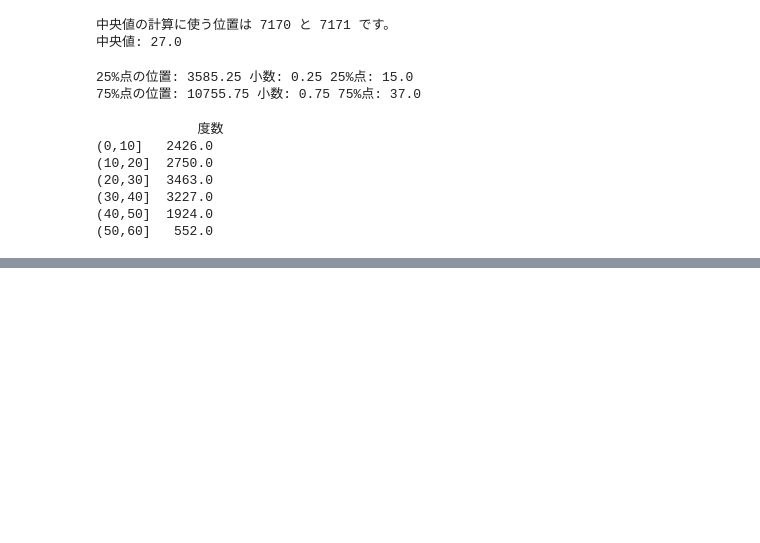
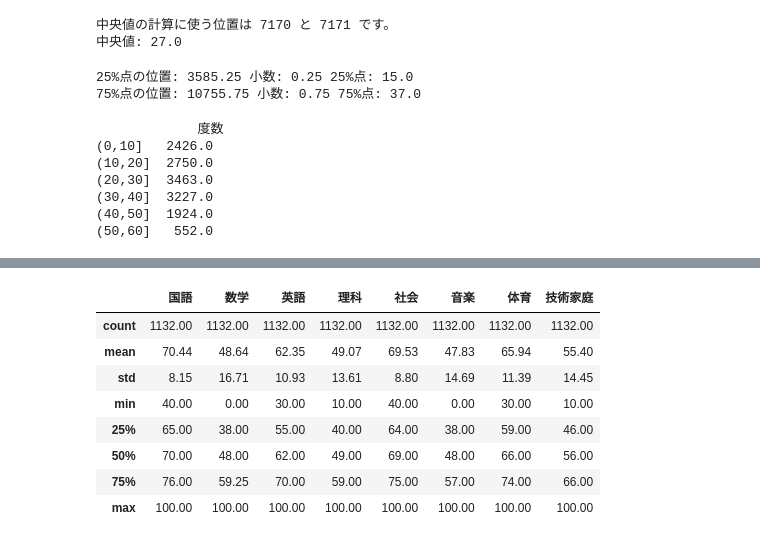
Before and after one commit to oyo-k/book, a Jupyter notebook: JN/chapter18.ipynb, the cells around one changed output, grey strips where cells are left out. Saved outputs shown, nothing was run; the diff lists cells and outputs as text; code cells hidden in the pictures; blank space fills up the shorter version.

```diff
--- a/JN/chapter18.ipynb
+++ b/JN/chapter18.ipynb
@@ -148,0 +210,13 @@ print(age_df)
+# %%
+pd.set_option('display.max_rows', 8)
+display(df.describe())
+# %% [output]
+|  | 国語 | 数学 | 英語 | 理科 | 社会 | 音楽 | 体育 | 技術家庭 |
+| count | 1132.00 | 1132.00 | 1132.00 | 1132.00 | 1132.00 | 1132.00 | 1132.00 | 1132.00 |
+| mean | 70.44 | 48.64 | 62.35 | 49.07 | 69.53 | 47.83 | 65.94 | 55.40 |
+| std | 8.15 | 16.71 | 10.93 | 13.61 | 8.80 | 14.69 | 11.39 | 14.45 |
+| min | 40.00 | 0.00 | 30.00 | 10.00 | 40.00 | 0.00 | 30.00 | 10.00 |
+| 25% | 65.00 | 38.00 | 55.00 | 40.00 | 64.00 | 38.00 | 59.00 | 46.00 |
+| 50% | 70.00 | 48.00 | 62.00 | 49.00 | 69.00 | 48.00 | 66.00 | 56.00 |
+| 75% | 76.00 | 59.25 | 70.00 | 59.00 | 75.00 | 57.00 | 74.00 | 66.00 |
+| max | 100.00 | 100.00 | 100.00 | 100.00 | 100.00 | 100.00 | 100.00 | 100.00 |
```
Also changed, not shown: parts of 16 cells of this notebook.
